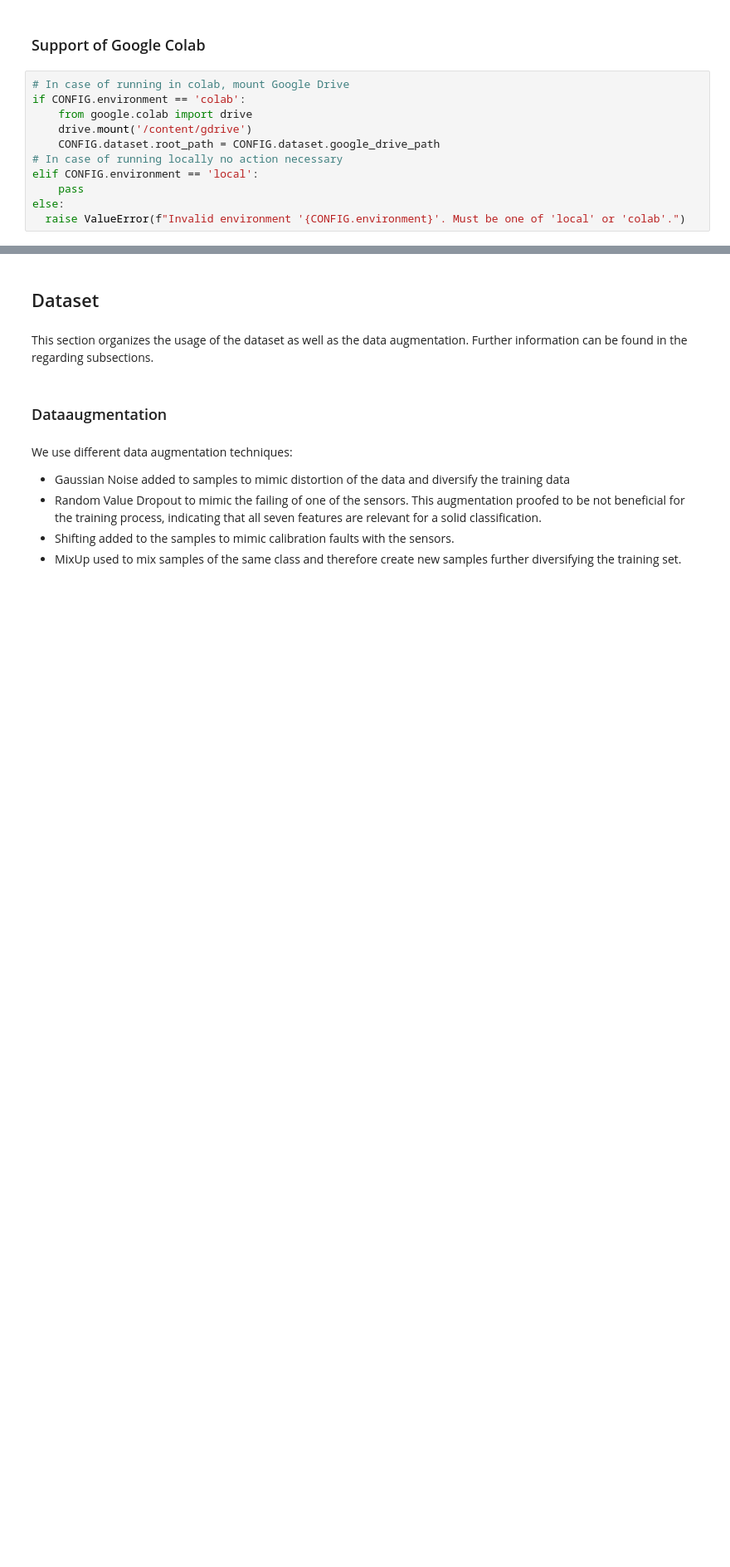
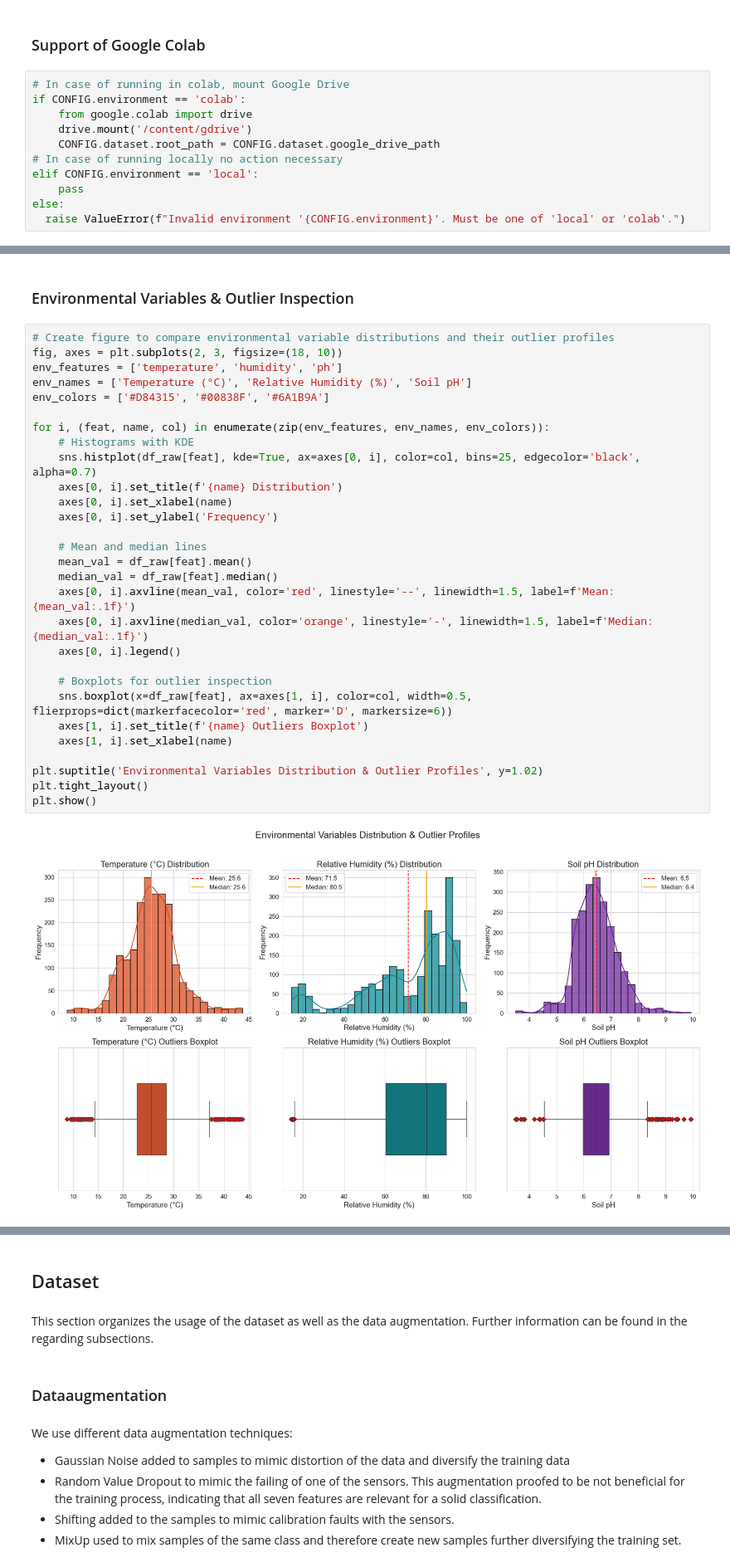
Before and after one commit to Tim-Hager/LEAF_and_CROP, a Jupyter notebook: code/leaf_and_crop.ipynb, the cells around one changed output, grey strips where cells are left out. Shown at 83% size. Drawn from its saved outputs; the diff is of its cells as text; blank space fills up the shorter version.

```diff
--- a/code/leaf_and_crop.ipynb
+++ b/code/leaf_and_crop.ipynb
@@ -409,0 +506,33 @@ else:
+# %% [markdown]
+### Environmental Variables & Outlier Inspection
+# %%
+# Create figure to compare environmental variable distributions and their outlier profiles
+fig, axes = plt.subplots(2, 3, figsize=(18, 10))
+env_features = ['temperature', 'humidity', 'ph']
+env_names = ['Temperature (°C)', 'Relative Humidity (%)', 'Soil pH']
+env_colors = ['#D84315', '#00838F', '#6A1B9A']
+
+for i, (feat, name, col) in enumerate(zip(env_features, env_names, env_colors)):
+    # Histograms with KDE
+    sns.histplot(df_raw[feat], kde=True, ax=axes[0, i], color=col, bins=25, edgecolor='black', alpha=0.7)
+    axes[0, i].set_title(f'{name} Distribution')
+    axes[0, i].set_xlabel(name)
+    axes[0, i].set_ylabel('Frequency')
+
+    # Mean and median lines
+    mean_val = df_raw[feat].mean()
+    median_val = df_raw[feat].median()
+    axes[0, i].axvline(mean_val, color='red', linestyle='--', linewidth=1.5, label=f'Mean: {mean_val:.1f}')
+    axes[0, i].axvline(median_val, color='orange', linestyle='-', linewidth=1.5, label=f'Median: {median_val:.1f}')
+    axes[0, i].legend()
+
+    # Boxplots for outlier inspection
+    sns.boxplot(x=df_raw[feat], ax=axes[1, i], color=col, width=0.5, flierprops=dict(markerfacecolor='red', marker='D', markersize=6))
+    axes[1, i].set_title(f'{name} Outliers Boxplot')
+    axes[1, i].set_xlabel(name)
+
+plt.suptitle('Environmental Variables Distribution & Outlier Profiles', y=1.02)
+plt.tight_layout()
+plt.show()
+# %% [output]
+[figure, added]
```
Also changed, not shown: parts of 21 cells of this notebook.
